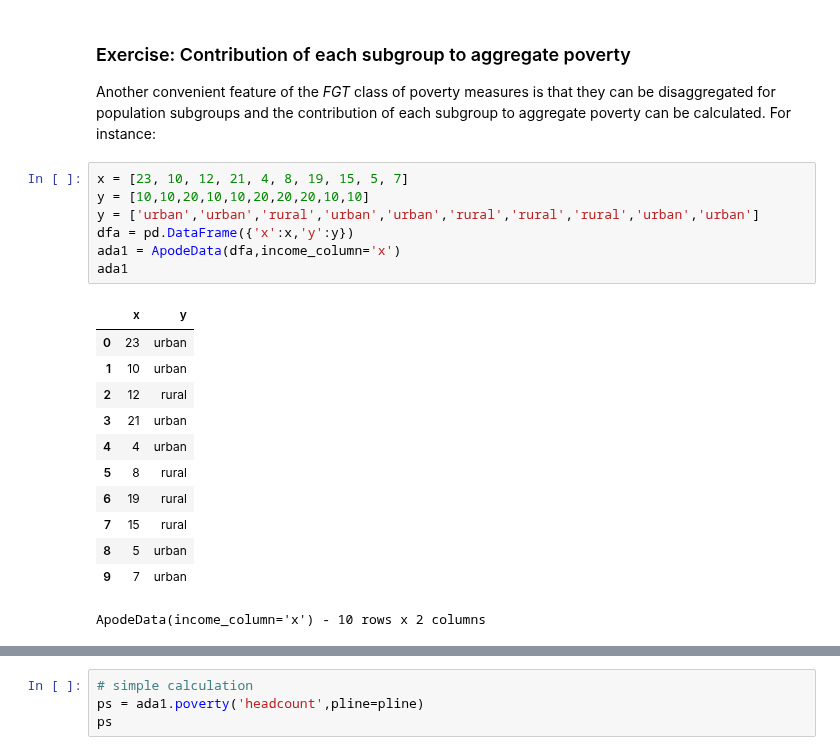
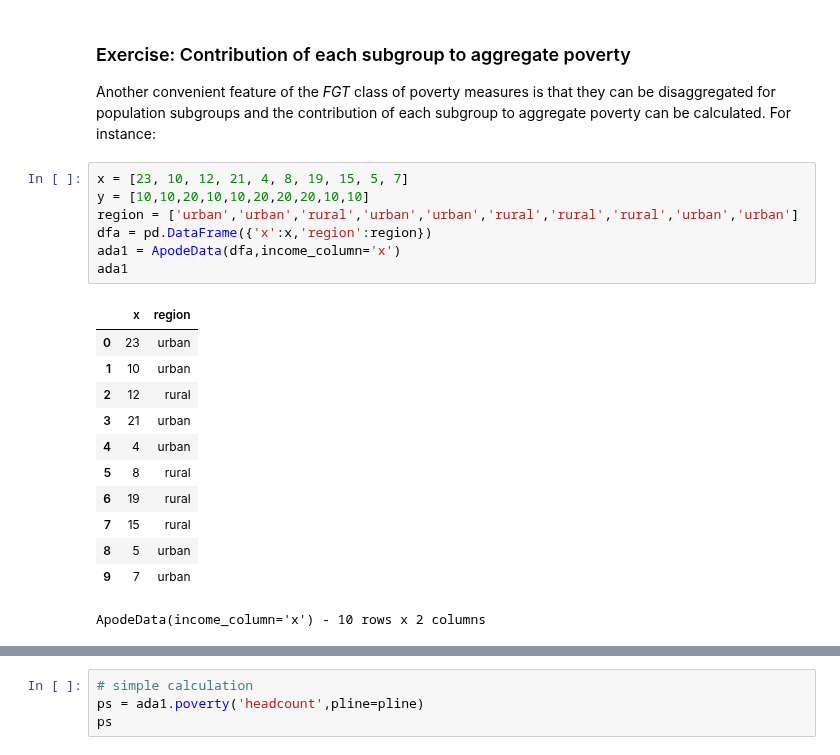
Before and after one commit to ngrion/apode, a Jupyter notebook: docs/source/Tutorial.ipynb, the cells around one changed output, grey strips where cells are left out. Cells and saved outputs as stored; diff of their text form.

```diff
--- a/docs/source/Tutorial.ipynb
+++ b/docs/source/Tutorial.ipynb
@@ -235,12 +235,12 @@ to aggregate poverty can be calculated. For instance:
 # %%
 x = [23, 10, 12, 21, 4, 8, 19, 15, 5, 7]
 y = [10,10,20,10,10,20,20,20,10,10]
-y = ['urban','urban','rural','urban','urban','rural','rural','rural','urban','urban']
-dfa = pd.DataFrame({'x':x,'y':y})
+region = ['urban','urban','rural','urban','urban','rural','rural','rural','urban','urban']
+dfa = pd.DataFrame({'x':x,'region':region})
 ada1 = ApodeData(dfa,income_column='x')
 ada1
 # %% [output]
-|  | x | y |
+|  | x | region |
 | 0 | 23 | urban |
 | 1 | 10 | urban |
 | 2 | 12 | rural |
```
Also changed, not shown: parts of 2 cells of this notebook.
